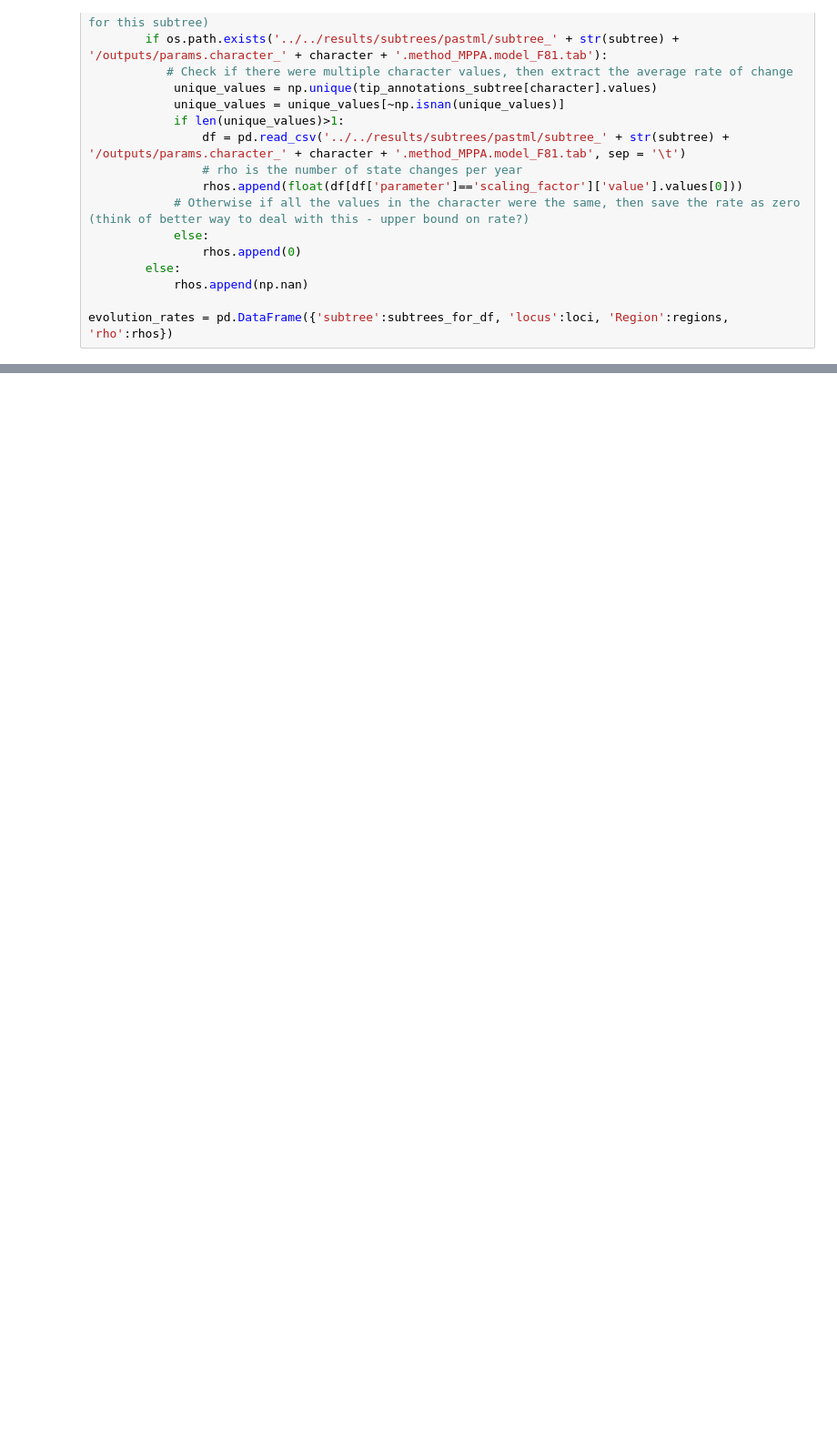
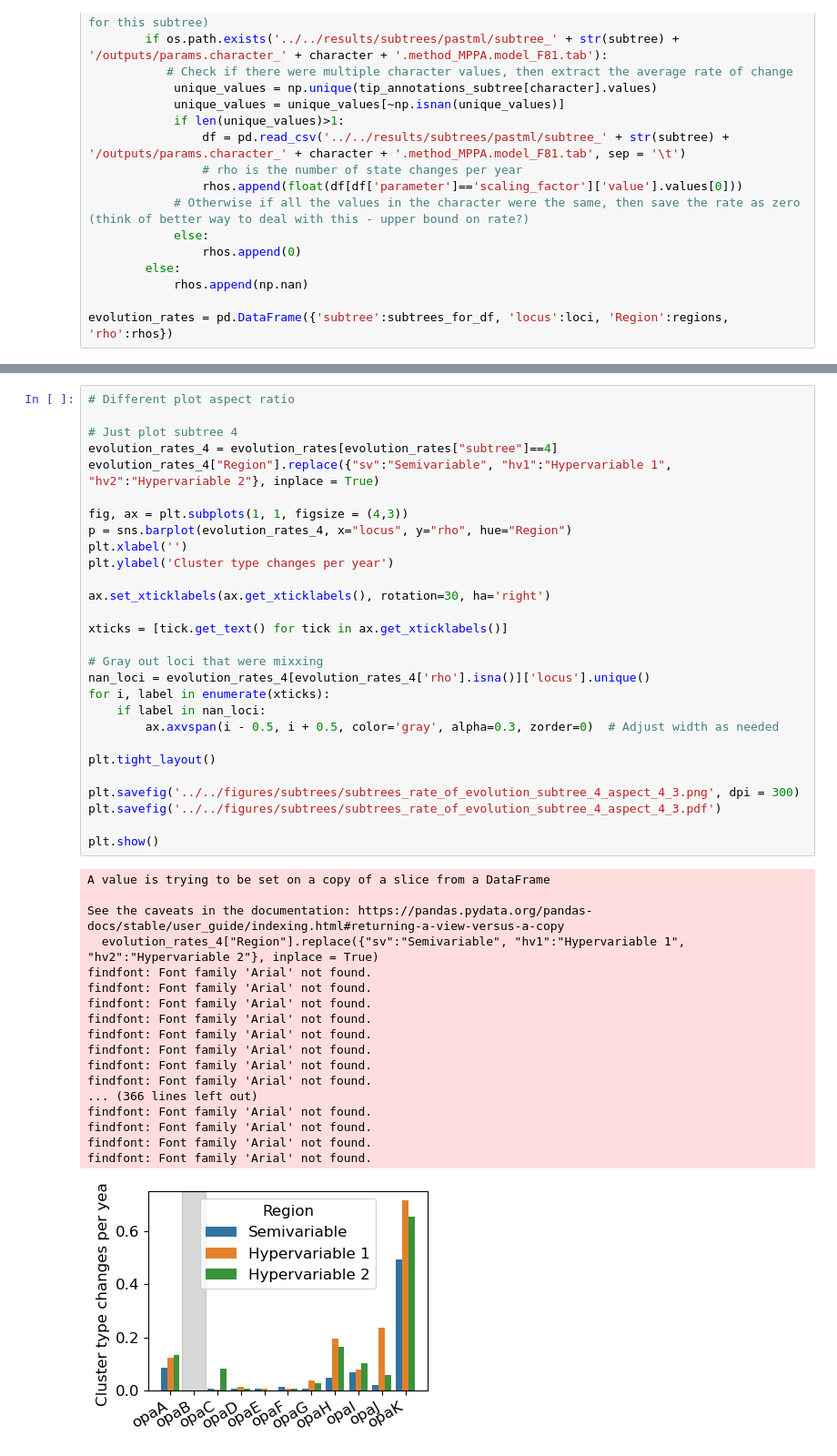
Before and after one commit to qinqin-yu/gonococcus_opa_diversity, a Jupyter notebook: opa_diversity_snakemake/workflow/notebooks/subtrees_acr_results_analysis.ipynb, the cells around one changed output, grey strips where cells are left out. Shown: that part at 91% size. Saved outputs shown, nothing was run; the diff lists cells and outputs as text; blank space fills up the shorter version.

Commit message:
added version of plot with different size

```diff
--- a/opa_diversity_snakemake/workflow/notebooks/subtrees_acr_results_analysis.ipynb
+++ b/opa_diversity_snakemake/workflow/notebooks/subtrees_acr_results_analysis.ipynb
@@ -81,0 +95,47 @@ See the caveats in the documentation: https://pandas.pydata.org/pandas-docs/stab
+# %%
+# Different plot aspect ratio
+
+# Just plot subtree 4
+evolution_rates_4 = evolution_rates[evolution_rates["subtree"]==4]
+evolution_rates_4["Region"].replace({"sv":"Semivariable", "hv1":"Hypervariable 1", "hv2":"Hypervariable 2"}, inplace = True)
+
+fig, ax = plt.subplots(1, 1, figsize = (4,3))
+p = sns.barplot(evolution_rates_4, x="locus", y="rho", hue="Region")
+plt.xlabel('')
+plt.ylabel('Cluster type changes per year')
+
+ax.set_xticklabels(ax.get_xticklabels(), rotation=30, ha='right')
+
+xticks = [tick.get_text() for tick in ax.get_xticklabels()]
+
+# Gray out loci that were mixxing
+nan_loci = evolution_rates_4[evolution_rates_4['rho'].isna()]['locus'].unique()
+for i, label in enumerate(xticks):
+    if label in nan_loci:
+        ax.axvspan(i - 0.5, i + 0.5, color='gray', alpha=0.3, zorder=0)  # Adjust width as needed
+
+plt.tight_layout()
+
+plt.savefig('../../figures/subtrees/subtrees_rate_of_evolution_subtree_4_aspect_4_3.png', dpi = 300)
+plt.savefig('../../figures/subtrees/subtrees_rate_of_evolution_subtree_4_aspect_4_3.pdf')
+
+plt.show()
+# %% [output]
+A value is trying to be set on a copy of a slice from a DataFrame
+
+See the caveats in the documentation: https://pandas.pydata.org/pandas-docs/stable/user_guide/indexing.html#returning-a-view-versus-a-copy
+  evolution_rates_4["Region"].replace({"sv":"Semivariable", "hv1":"Hypervariable 1", "hv2":"Hypervariable 2"}, inplace = True)
+findfont: Font family 'Arial' not found.
+findfont: Font family 'Arial' not found.
+findfont: Font family 'Arial' not found.
+findfont: Font family 'Arial' not found.
+findfont: Font family 'Arial' not found.
+findfont: Font family 'Arial' not found.
+findfont: Font family 'Arial' not found.
+findfont: Font family 'Arial' not found.
+... (366 lines left out)
+findfont: Font family 'Arial' not found.
+findfont: Font family 'Arial' not found.
+findfont: Font family 'Arial' not found.
+findfont: Font family 'Arial' not found.
+[figure, added]
```
Also changed, not shown: parts of 1 cell of this notebook.
